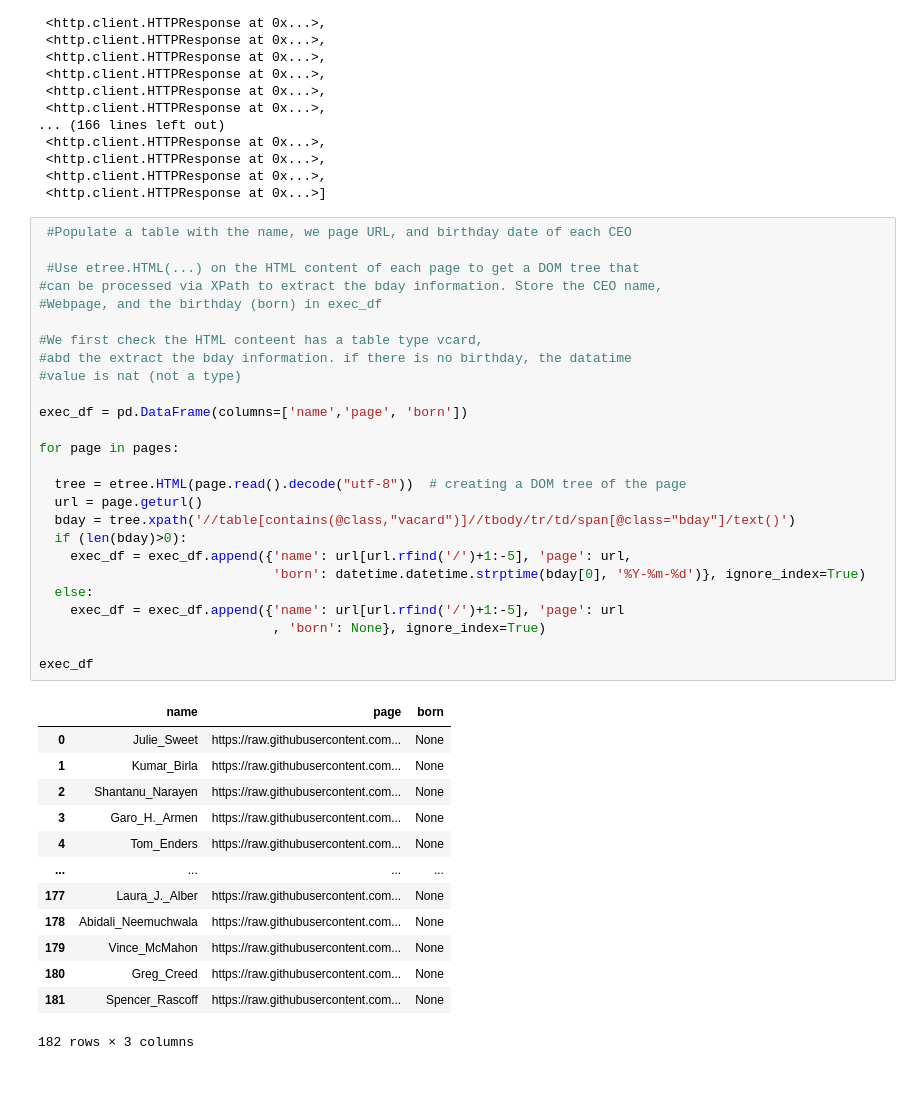
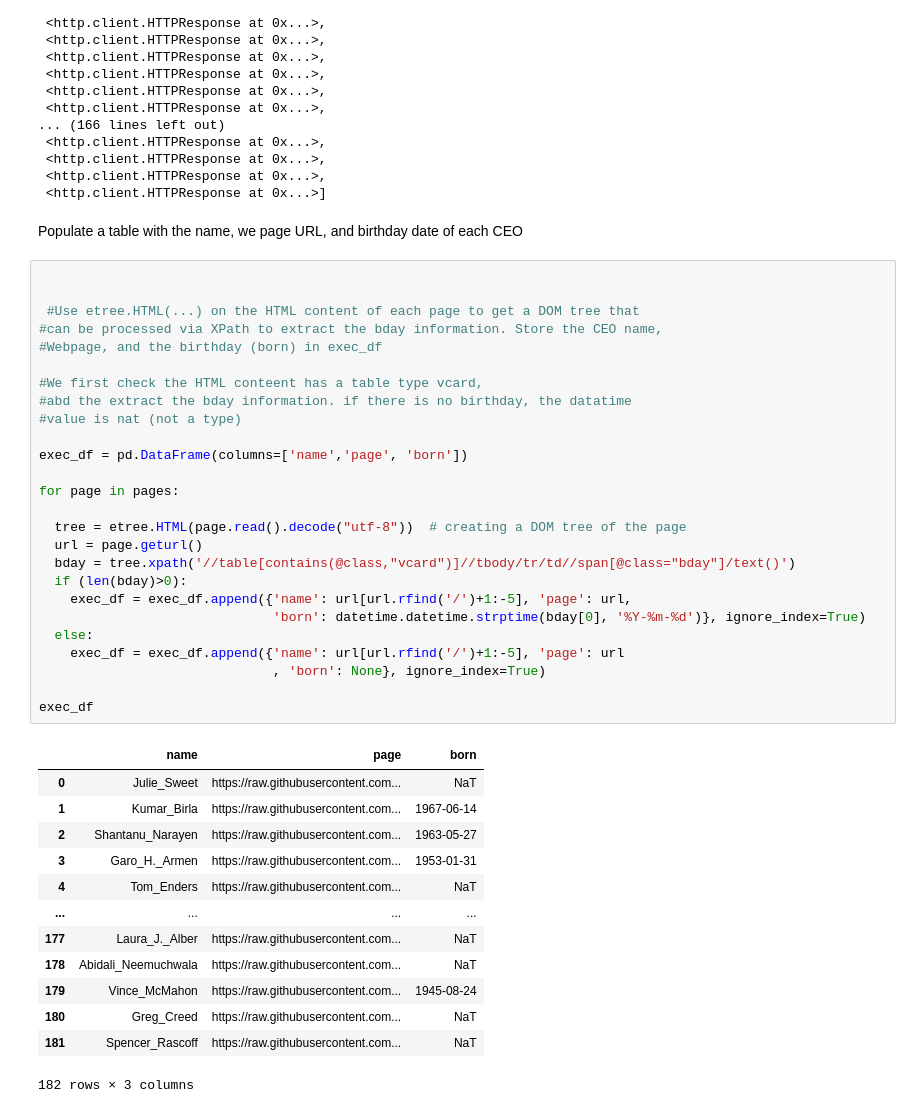
Before and after one commit to PazSheimy/GoogleColab-DataScience, a Jupyter notebook: DataWrangling.ipynb, the cells around one changed output. Cells and saved outputs as stored; diff of their text form; blank space fills up the shorter version.

```diff
--- a/DataWrangling.ipynb
+++ b/DataWrangling.ipynb
@@ -197,43 +197,45 @@ pages
  <http.client.HTTPResponse at 0x...>,
  <http.client.HTTPResponse at 0x...>,
  <http.client.HTTPResponse at 0x...>]
+# %% [markdown]
+ Populate a table with the name, we page URL, and birthday date of each CEO
 # %%
- #Populate a table with the name, we page URL, and birthday date of each CEO
+
 
  #Use etree.HTML(...) on the HTML content of each page to get a DOM tree that
 #can be processed via XPath to extract the bday information. Store the CEO name,
 #Webpage, and the birthday (born) in exec_df
 
 #We first check the HTML conteent has a table type vcard,
 #abd the extract the bday information. if there is no birthday, the datatime
 #value is nat (not a type)
 
 exec_df = pd.DataFrame(columns=['name','page', 'born'])
 
 for page in pages:
 
   tree = etree.HTML(page.read().decode("utf-8"))  # creating a DOM tree of the page
   url = page.geturl()
-  bday = tree.xpath('//table[contains(@class,"vacard")]//tbody/tr/td/span[@class="bday"]/text()')
+  bday = tree.xpath('//table[contains(@class,"vcard")]//tbody/tr/td//span[@class="bday"]/text()')
   if (len(bday)>0):
     exec_df = exec_df.append({'name': url[url.rfind('/')+1:-5], 'page': url,
                               'born': datetime.datetime.strptime(bday[0], '%Y-%m-%d')}, ignore_index=True)
   else:
     exec_df = exec_df.append({'name': url[url.rfind('/')+1:-5], 'page': url
                               , 'born': None}, ignore_index=True)
 
 exec_df
 # %% [output]
 |  | name | page | born |
-| 0 | Julie_Sweet | https://raw.githubusercontent.com... | None |
-| 1 | Kumar_Birla | https://raw.githubusercontent.com... | None |
-| 2 | Shantanu_Narayen | https://raw.githubusercontent.com... | None |
-| 3 | Garo_H._Armen | https://raw.githubusercontent.com... | None |
-| 4 | Tom_Enders | https://raw.githubusercontent.com... | None |
+| 0 | Julie_Sweet | https://raw.githubusercontent.com... | NaT |
+| 1 | Kumar_Birla | https://raw.githubusercontent.com... | 1967-06-14 |
+| 2 | Shantanu_Narayen | https://raw.githubusercontent.com... | 1963-05-27 |
+| 3 | Garo_H._Armen | https://raw.githubusercontent.com... | 1953-01-31 |
+| 4 | Tom_Enders | https://raw.githubusercontent.com... | NaT |
 | ... | ... | ... | ... |
-| 177 | Laura_J._Alber | https://raw.githubusercontent.com... | None |
-| 178 | Abidali_Neemuchwala | https://raw.githubusercontent.com... | None |
-| 179 | Vince_McMahon | https://raw.githubusercontent.com... | None |
-| 180 | Greg_Creed | https://raw.githubusercontent.com... | None |
-| 181 | Spencer_Rascoff | https://raw.githubusercontent.com... | None |
+| 177 | Laura_J._Alber | https://raw.githubusercontent.com... | NaT |
+| 178 | Abidali_Neemuchwala | https://raw.githubusercontent.com... | NaT |
+| 179 | Vince_McMahon | https://raw.githubusercontent.com... | 1945-08-24 |
+| 180 | Greg_Creed | https://raw.githubusercontent.com... | NaT |
+| 181 | Spencer_Rascoff | https://raw.githubusercontent.com... | NaT |
 182 rows × 3 columns
```
Also changed, not shown: parts of 16 cells of this notebook.
